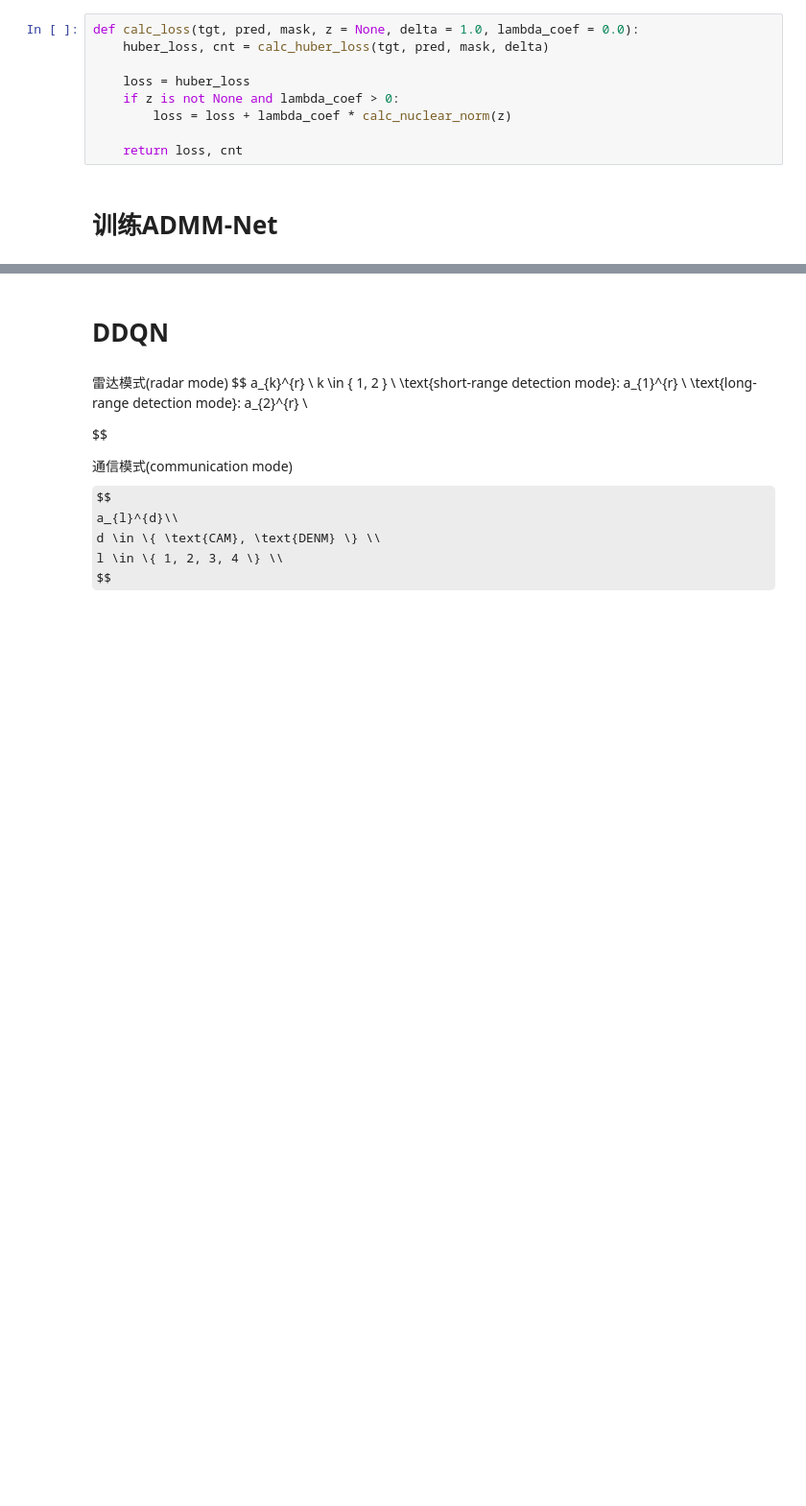
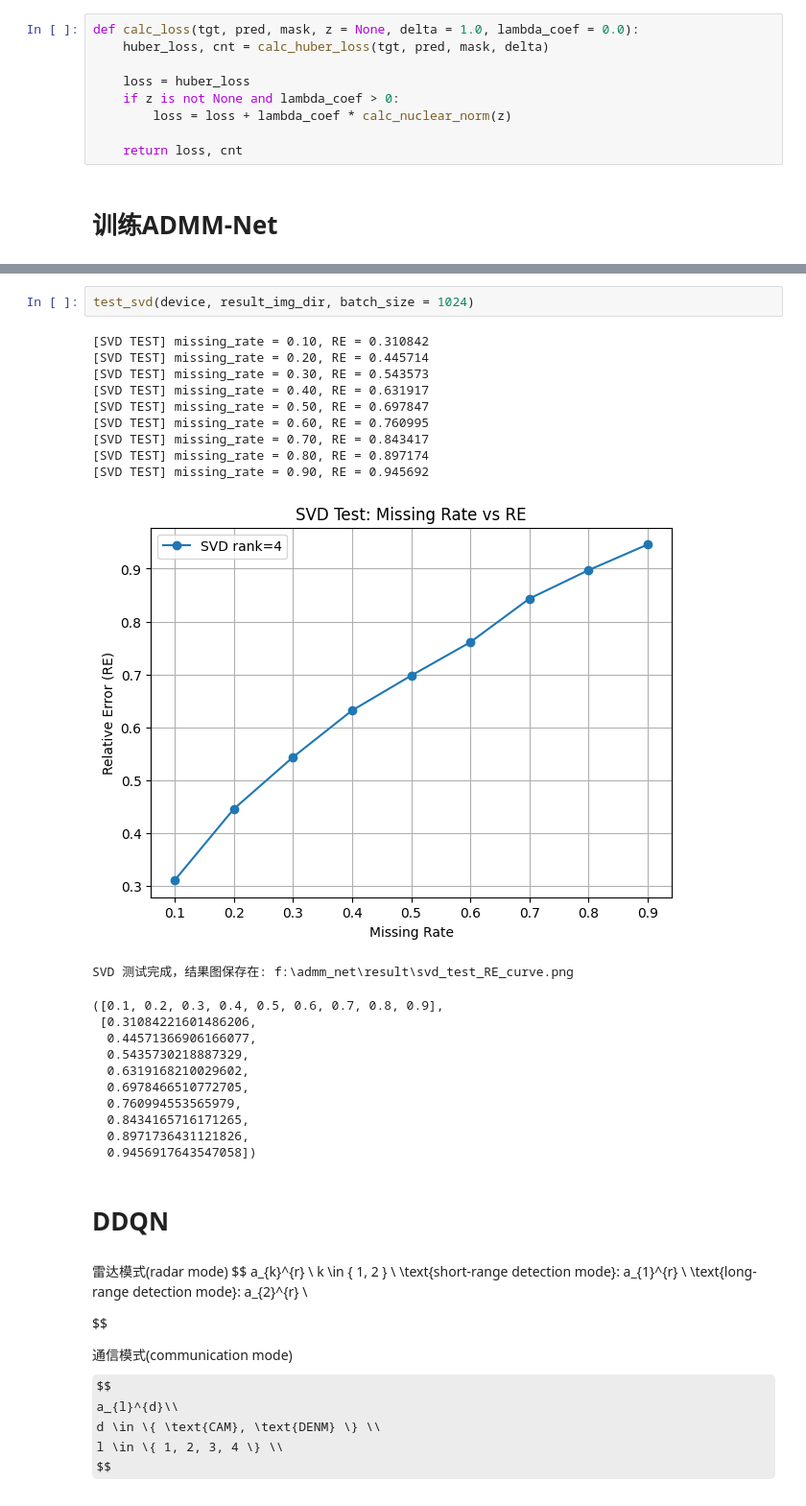
Before and after one commit to 3334643580/test_for_sharing_ipynb, a Jupyter notebook: test.ipynb, the cells around one changed output, grey strips where cells are left out. Shown at 96% size. Drawn from its saved outputs; the diff is of its cells as text; some formulas as TeX source; blank space fills up the shorter version.

```diff
--- a/test.ipynb
+++ b/test.ipynb
@@ -844,3 +1103,27 @@ optimizer = torch.optim.Adam(model.parameters(), lr = 1e-4)
+# %%
+test_svd(device, result_img_dir, batch_size = 1024)
+# %% [output]
+[SVD TEST] missing_rate = 0.10, RE = 0.310842
+[SVD TEST] missing_rate = 0.20, RE = 0.445714
+[SVD TEST] missing_rate = 0.30, RE = 0.543573
+[SVD TEST] missing_rate = 0.40, RE = 0.631917
+[SVD TEST] missing_rate = 0.50, RE = 0.697847
+[SVD TEST] missing_rate = 0.60, RE = 0.760995
+[SVD TEST] missing_rate = 0.70, RE = 0.843417
+[SVD TEST] missing_rate = 0.80, RE = 0.897174
+[SVD TEST] missing_rate = 0.90, RE = 0.945692
+[figure, added]
+SVD 测试完成，结果图保存在: f:\admm_net\result\svd_test_RE_curve.png
+([0.1, 0.2, 0.3, 0.4, 0.5, 0.6, 0.7, 0.8, 0.9],
+ [0.31084221601486206,
+  0.44571366906166077,
+  0.5435730218887329,
+  0.6319168210029602,
+  0.6978466510772705,
+  0.760994553565979,
+  0.8434165716171265,
+  0.8971736431121826,
+  0.9456917643547058])
 # %% [markdown]
 # DDQN
 # %% [markdown]
```
Also changed, not shown: parts of 52 cells of this notebook.
